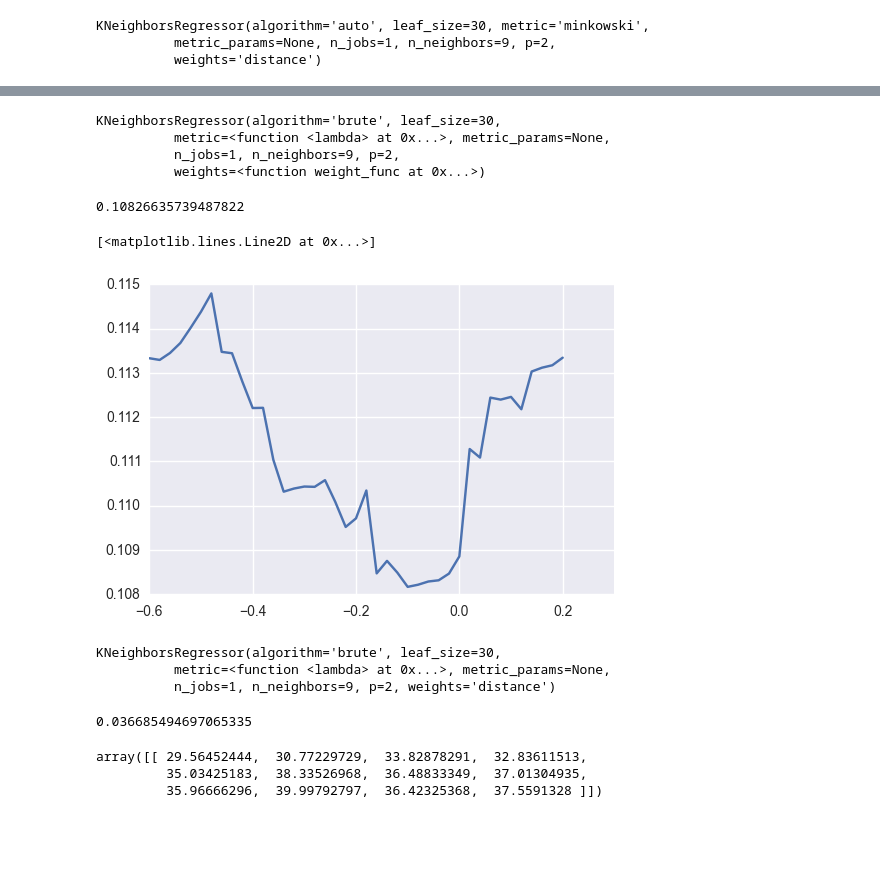
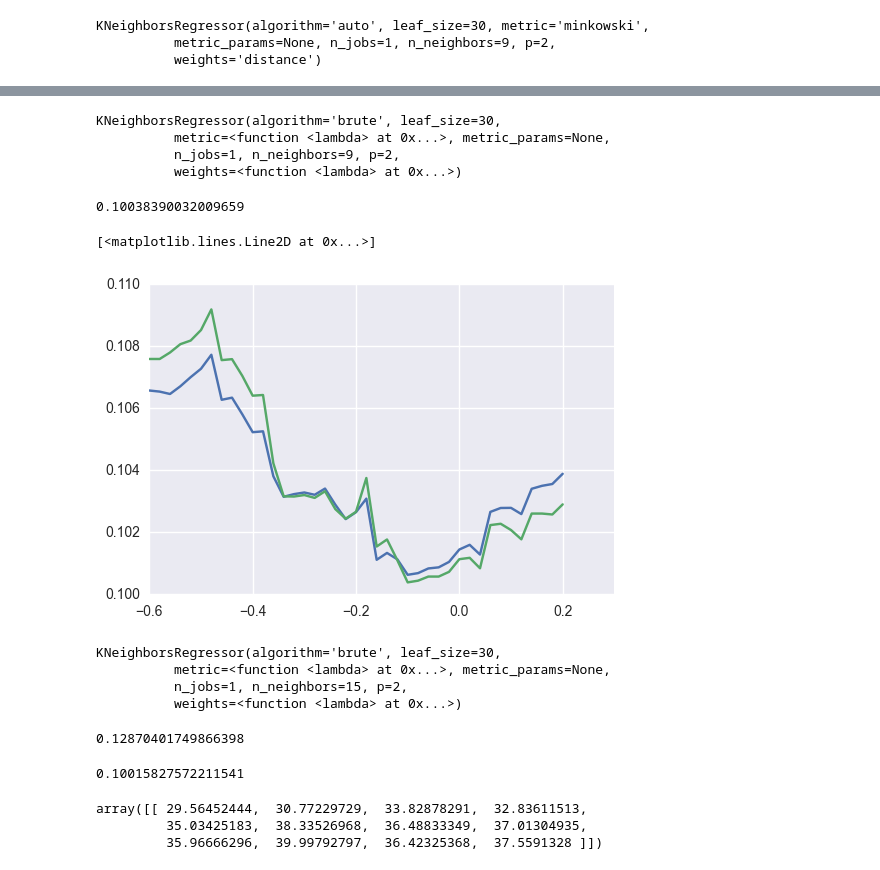
Before and after one commit to Ann16253470/KDD_CUP2017, a Jupyter notebook: volume prediction new2.ipynb, the cells around one changed output, grey strips where cells are left out. Cells and saved outputs as stored; diff of their text form; code cells hidden in the pictures; blank space fills up the shorter version.

Commit message:
Add final results, code and submissions;

```diff
--- a/volume prediction new2.ipynb
+++ b/volume prediction new2.ipynb
@@ -386,4 +350,2 @@ array([  4.,   4.,   6.,   7.,  19.,  13.,  19.,  20.,  15.,  16.,  20.,
-# %%
-X.iloc[:,:12] = np.array([wt(i,_,'db2',2,2,2) for i in X.iloc[:,:12].values])
 # %%
 Xv = df_morning2_valid.iloc[:,[0,1,2,3,4,5,6,7,8,9,10,11,-1]]
@@ -424,7 +386,7 @@ wmink = np.append(np.logspace(k,0,12), np.logspace(k,0,12).mean())
 
 neigh = KNeighborsRegressor(n_neighbors=9,
                             algorithm='brute',
-                            weights=weight_func,
+                            weights=lambda x: 1/x**0,
                             metric=lambda a,b: wminkowski(a,b,2,wmink))
 
 neigh.fit(X, y)
@@ -432,12 +394,12 @@ neigh.fit(X, y)
 KNeighborsRegressor(algorithm='brute', leaf_size=30,
           metric=<function <lambda> at 0x...>, metric_params=None,
           n_jobs=1, n_neighbors=9, p=2,
-          weights=<function weight_func at 0x...>)
+          weights=<function <lambda> at 0x...>)
 # %%
-pred_loss((neigh.predict(df_morning2_valid.iloc[:,[0,1,2,3,4,5,6,7,8,9,10,11,-1]])-1.5),
+pred_loss((neigh.predict(df_morning2_valid.iloc[:,[0,1,2,3,4,5,6,7,8,9,10,11,-1]])-1),
           df_morning2_valid.iloc[:,12:24])
 # %% [output]
-0.10826635739487822
+0.10038390032009659
 # %%
 weight_result = []
 for k in np.linspace(-0.6,0.2,41):
@@ -451,11 +413,28 @@ for k in np.linspace(-0.6,0.2,41):
     neigh.fit(X, y)
 
     loss = \
-    pred_loss((neigh.predict(df_morning2_valid.iloc[:,[0,1,2,3,4,5,6,7,8,9,10,11,-1]]))-1.5,
+    pred_loss((neigh.predict(df_morning2_valid.iloc[:,[0,1,2,3,4,5,6,7,8,9,10,11,-1]]))-1,
           df_morning2_valid.iloc[:,12:24])
     weight_result.append(([k, loss]))
+# %%
+weight_result2 = []
+for k in np.linspace(-0.6,0.2,41):
+
+    wmink = np.append(np.logspace(k,0,12), np.logspace(k,0,12).mean())
+
+    neigh = KNeighborsRegressor(n_neighbors=9,
+                                algorithm='brute',
+                                weights=lambda x: 1/x**0,
+                                metric=lambda a,b: wminkowski(a,b,2,wmink))
+    neigh.fit(X, y)
+
+    loss = \
+    pred_loss((neigh.predict(df_morning2_valid.iloc[:,[0,1,2,3,4,5,6,7,8,9,10,11,-1]]))-1,
+          df_morning2_valid.iloc[:,12:24])
+    weight_result2.append(([k, loss]))
 # %%
 plt.plot([i[0] for i in weight_result], [i[1] for i in weight_result])
+plt.plot([i[0] for i in weight_result2], [i[1] for i in weight_result2])
 # %% [output]
 [<matplotlib.lines.Line2D at 0x...>]
-[figure, old version]
+[figure, new version]
@@ -471,21 +453,26 @@ k = -0.1
 
 wmink = np.append(np.logspace(k,0,12), np.logspace(k,0,12).mean())
 
-neigh = KNeighborsRegressor(n_neighbors=9,
+neigh = KNeighborsRegressor(n_neighbors=15,
                             algorithm='brute',
-                            weights='distance',
+                            weights=lambda x: [[wfunc(i) for i in j] for j in x],
                             metric=lambda a,b: wminkowski(a,b,2,wmink))
 
 neigh.fit(X, y)
 # %% [output]
 KNeighborsRegressor(algorithm='brute', leaf_size=30,
           metric=<function <lambda> at 0x...>, metric_params=None,
-          n_jobs=1, n_neighbors=9, p=2, weights='distance')
+          n_jobs=1, n_neighbors=15, p=2,
+          weights=<function <lambda> at 0x...>)
+# %%
+pred_loss((neigh.predict(X)-1), y)
+# %% [output]
+0.12870401749866398
 # %%
-pred_loss((neigh.predict(df_morning2_valid.iloc[:,[0,1,2,3,4,5,6,7,8,9,10,11,-1]])-1.5),
+pred_loss((neigh.predict(df_morning2_valid.iloc[:,[0,1,2,3,4,5,6,7,8,9,10,11,-1]])-1),
           df_morning2_valid.iloc[:,12:24])
 # %% [output]
-0.036685494697065335
+0.10015827572211541
 # %%
 neigh_morning_all = copy.deepcopy(neigh)
 # %%
```
Also changed, not shown: parts of 29 cells of this notebook, 3 other files.
